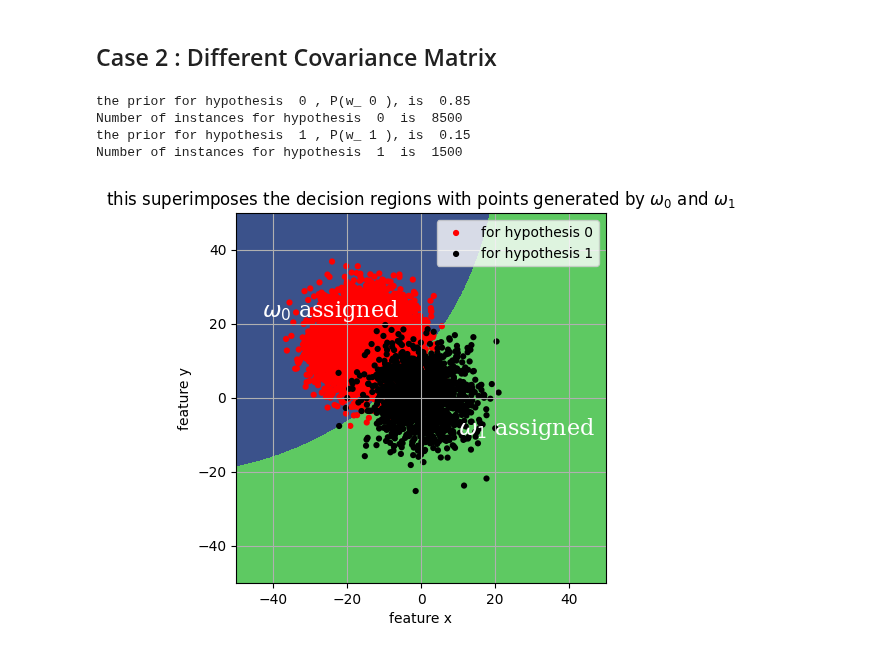
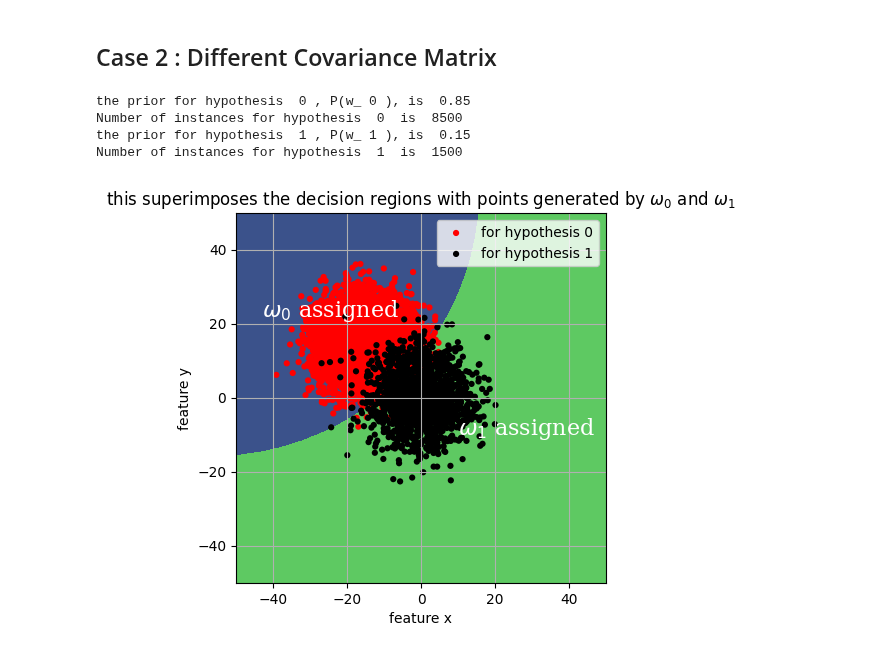
Before and after one commit to khetansarvesh/Tabular-Cross-Sectional-Modelling, a Jupyter notebook: modelling/classification/BayesAlgorithm.ipynb, the cells around one changed output. Cells and saved outputs as stored; diff of their text form; code cells hidden in the pictures.

```diff
--- a/modelling/classification/BayesAlgorithm.ipynb
+++ b/modelling/classification/BayesAlgorithm.ipynb
@@ -155,16 +155,16 @@ Number of instances for hypothesis  1  is  5000
 # %%
 prob = np.array([0.85,0.15])
 Mu_x, Mu_y = np.array([-15,0]), np.array([15,0])
 
 Sigma = np.empty(N, dtype ='object')
 Sigma[0] = np.diag((36, 36))
-Sigma[1] = np.diag((6.8**2, 6.8*22))
+Sigma[1] = np.diag((49, 49))
 
 h = core_algo(xx, yy, prob, N, Sigma, Mu_x, Mu_y)
 misclassification, class_count  = plotter(xx, yy, h, N, prob, Mu_x, Mu_y, Sigma)
 # %% [output]
 the prior for hypothesis  0 , P(w_ 0 ), is  0.85
 Number of instances for hypothesis  0  is  8500
 the prior for hypothesis  1 , P(w_ 1 ), is  0.15
 Number of instances for hypothesis  1  is  1500
-[figure, old version]
+[figure, new version]
```
Also changed, not shown: parts of 1 cell of this notebook.
